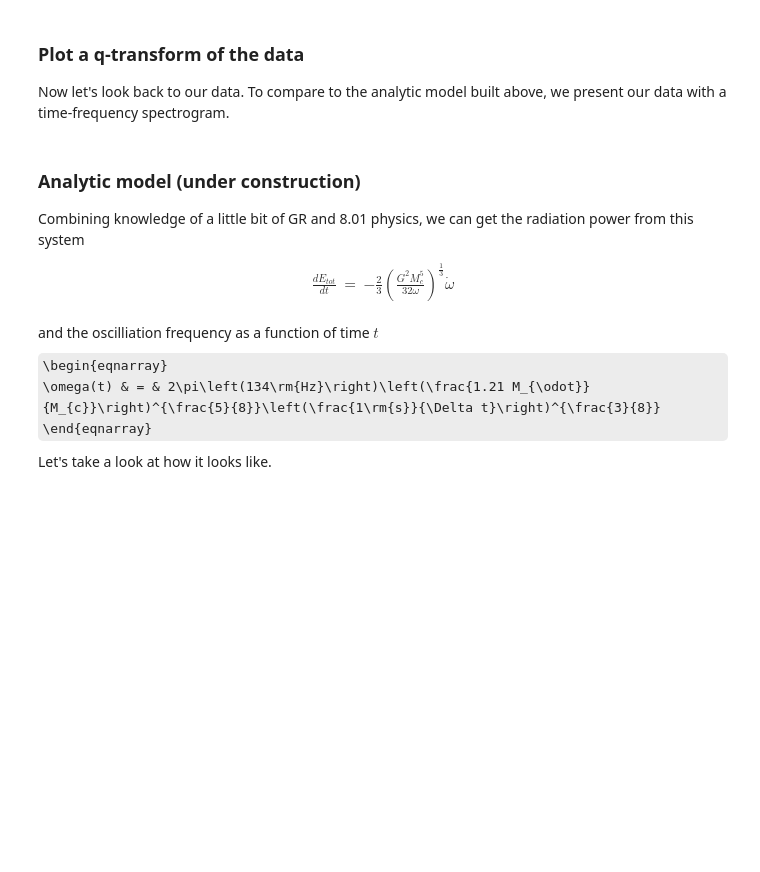
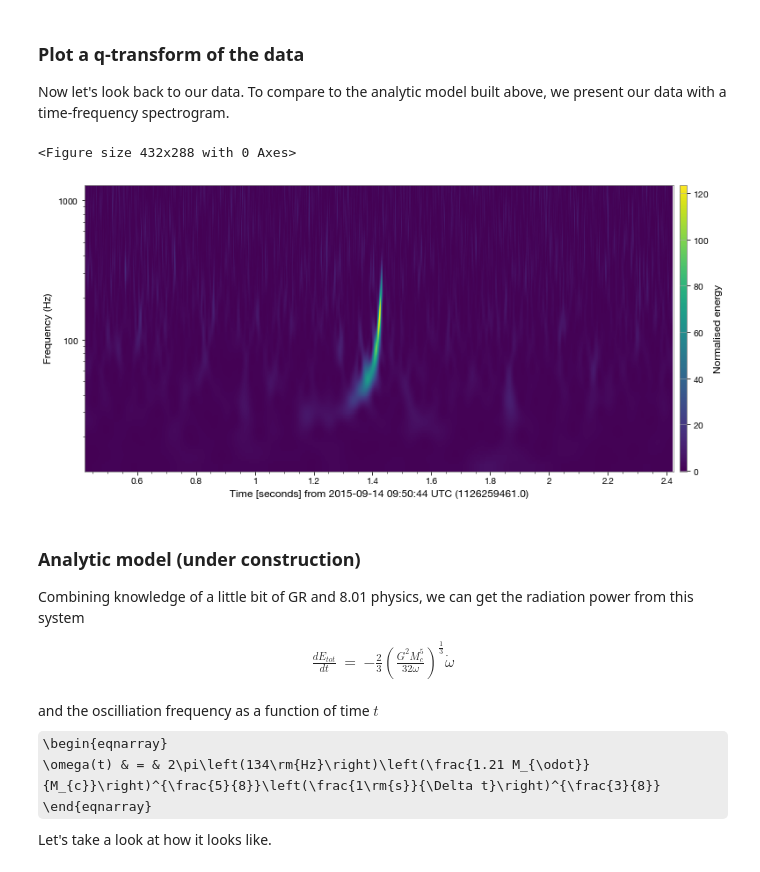
Before and after one commit to boundino/jlab, a Jupyter notebook: LIGO/LIGOtutorial814.ipynb, the cells around one changed output. Saved outputs shown, nothing was run; the diff lists cells and outputs as text; code cells hidden in the pictures; some formulas as TeX source; blank space fills up the shorter version.

```diff
--- a/LIGO/LIGOtutorial814.ipynb
+++ b/LIGO/LIGOtutorial814.ipynb
@@ -116,19 +138,22 @@ Now let's look back to our data. To compare to the analytic model built above, w
 # %%
 #----------------------------------------------------------------
 # q-transform
 #----------------------------------------------------------------
 
 dt = 1  #-- Set width of q-transform plot, in seconds
 hq = strain.q_transform(outseg=(tevent-dt, tevent+dt))
 
-plt.figure()
+plt.clf()
 fig = hq.plot()
 ax = fig.gca()
 fig.colorbar(label="Normalised energy")
 ax.grid(False)
 ax.set_yscale('log')
 plt.ylabel('Frequency (Hz)')
 plt.show()
+# %% [output]
+<Figure size 432x288 with 0 Axes>
+[figure, added]
 # %% [markdown]
 ### Analytic model (under construction)
 Combining knowledge of a little bit of GR and 8.01 physics, we can get the radiation power from this system
```
Also changed, not shown: parts of 16 cells of this notebook.
